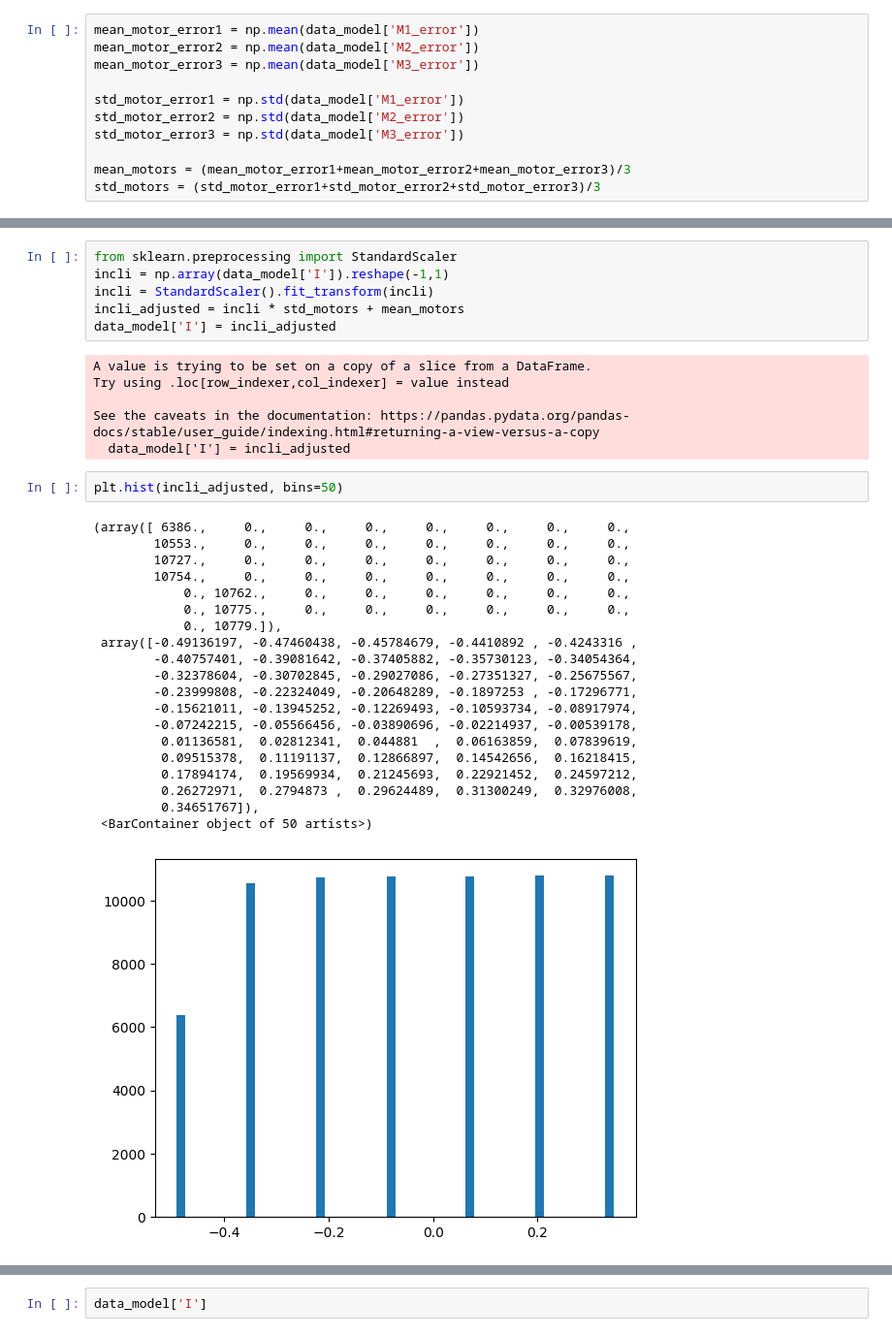
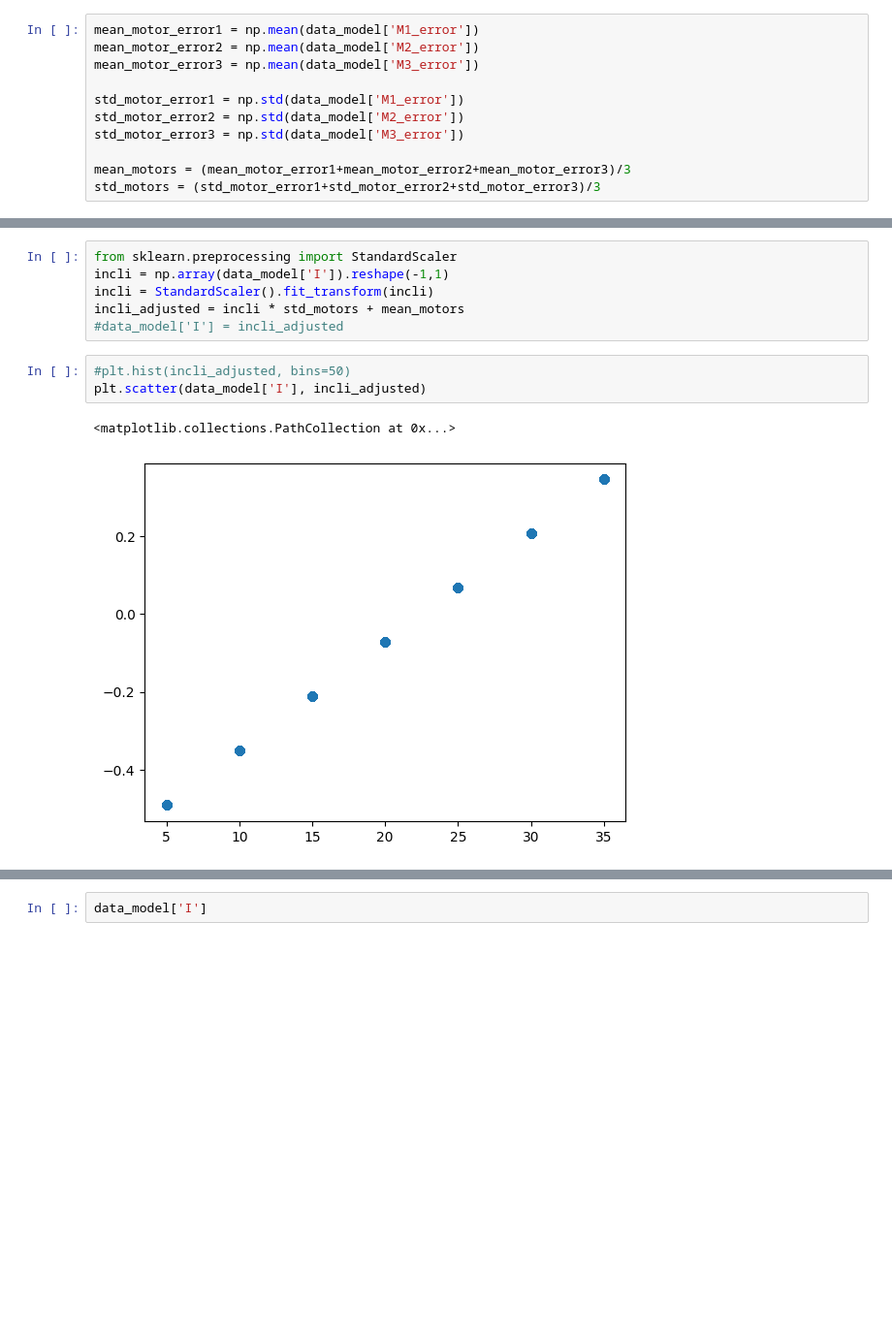
Before and after one commit to NicoleContinelli/SOFIA_Python, a Jupyter notebook: ml/Notebooks/Control_NN_Error_and_Rectified.ipynb, the cells around one changed output, grey strips where cells are left out. Shown at 97% size. Drawn from its saved outputs; the diff is of its cells as text; blank space fills up the shorter version.

```diff
--- a/ml/Notebooks/Control_NN_Error_and_Rectified.ipynb
+++ b/ml/Notebooks/Control_NN_Error_and_Rectified.ipynb
@@ -383,36 +383,13 @@ from sklearn.preprocessing import StandardScaler
 incli = np.array(data_model['I']).reshape(-1,1)
 incli = StandardScaler().fit_transform(incli)
 incli_adjusted = incli * std_motors + mean_motors
-data_model['I'] = incli_adjusted
+#data_model['I'] = incli_adjusted
-# %% [output]
-A value is trying to be set on a copy of a slice from a DataFrame.
-Try using .loc[row_indexer,col_indexer] = value instead
-
-See the caveats in the documentation: https://pandas.pydata.org/pandas-docs/stable/user_guide/indexing.html#returning-a-view-versus-a-copy
-  data_model['I'] = incli_adjusted
 # %%
-plt.hist(incli_adjusted, bins=50)
+#plt.hist(incli_adjusted, bins=50)
+plt.scatter(data_model['I'], incli_adjusted)
 # %% [output]
-(array([ 6386.,     0.,     0.,     0.,     0.,     0.,     0.,     0.,
-        10553.,     0.,     0.,     0.,     0.,     0.,     0.,     0.,
-        10727.,     0.,     0.,     0.,     0.,     0.,     0.,     0.,
-        10754.,     0.,     0.,     0.,     0.,     0.,     0.,     0.,
-            0., 10762.,     0.,     0.,     0.,     0.,     0.,     0.,
-            0., 10775.,     0.,     0.,     0.,     0.,     0.,     0.,
-            0., 10779.]),
- array([-0.49136197, -0.47460438, -0.45784679, -0.4410892 , -0.4243316 ,
-        -0.40757401, -0.39081642, -0.37405882, -0.35730123, -0.34054364,
-        -0.32378604, -0.30702845, -0.29027086, -0.27351327, -0.25675567,
-        -0.23999808, -0.22324049, -0.20648289, -0.1897253 , -0.17296771,
-        -0.15621011, -0.13945252, -0.12269493, -0.10593734, -0.08917974,
-        -0.07242215, -0.05566456, -0.03890696, -0.02214937, -0.00539178,
-         0.01136581,  0.02812341,  0.044881  ,  0.06163859,  0.07839619,
-         0.09515378,  0.11191137,  0.12866897,  0.14542656,  0.16218415,
-         0.17894174,  0.19569934,  0.21245693,  0.22921452,  0.24597212,
-         0.26272971,  0.2794873 ,  0.29624489,  0.31300249,  0.32976008,
-         0.34651767]),
- <BarContainer object of 50 artists>)
+<matplotlib.collections.PathCollection at 0x...>
-[figure, old version]
+[figure, new version]
 # %%
 data_model['O'].max()
 # %% [output]
```
Also changed, not shown: parts of 12 cells of this notebook, 22 other files.
